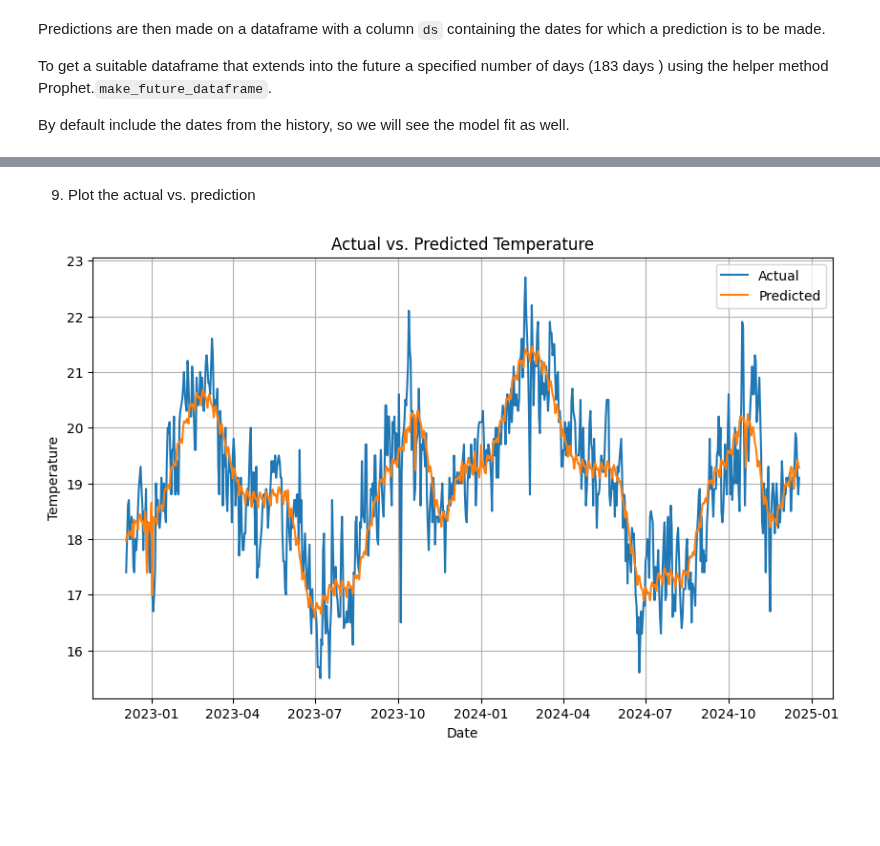
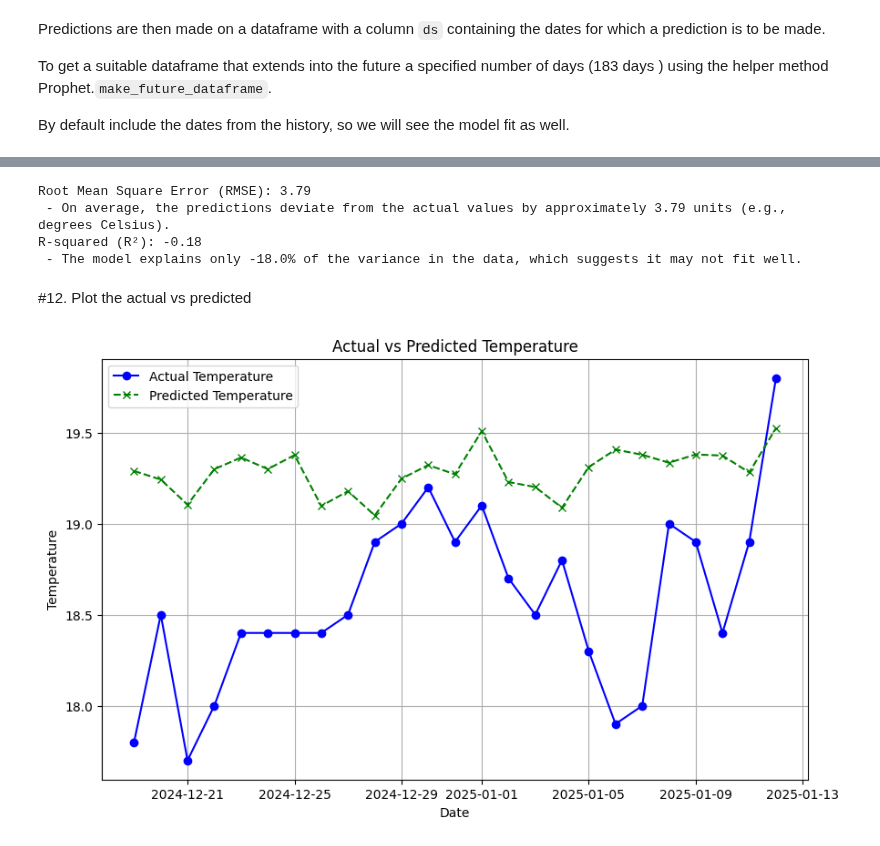
Before and after one commit to Josephnyingi/Clime, a Jupyter notebook: Clime.ipynb, the cells around one changed output, grey strips where cells are left out. Saved outputs shown, nothing was run; the diff lists cells and outputs as text; code cells hidden in the pictures; blank space fills up the shorter version.

```diff
--- a/Clime.ipynb
+++ b/Clime.ipynb
@@ -142,9 +138,5 @@ where `ds` is the datestamp and `y` is the numeric measurement we wish to foreca
 # %%
 # Rename the index 'DATE' to 'ds' and reset the index
 weather = weather.rename_axis('ds').reset_index()
-
-# First we forecast 'TEMPERATURE', rename it to 'y'
-weather = weather.rename(columns={'TEMPERATURE': 'y'})
-
 weather.head()
 # %% [output]
@@ -277,0 +260,10 @@ Compute metrics
+# %%
+# load the test data
+test_data = pd.read_csv('/content/Weather_Test.csv', index_col= "DATE")
+test_data.head()
+
+
+# Rename the index 'DATE' to 'ds' and reset the index
+
+test_data = test_data.rename_axis('ds').reset_index()
+test_data.tail()
@@ -277,0 +290,18 @@ Compute metrics
+# %%
+# Create a test temp from test data
+test_temp = test_data[['ds', 'temperature']].rename(columns={'temperature': 'y'})
+test_temp.head()
+
+# create temp_pred_filtered dataframe from temp forecast dates '2024-12-19' to ' 	2025-01-12'
+# to match with same dates as test data (Actual dates)
+# temp pred filtered is from prediction model is only a forecast.
+temp_pred_filtered = temp_forecast[['ds', 'yhat']][temp_forecast['ds'].between('2024-12-19', '2025-01-12')]
+temp_pred_filtered.tail()
+
+# Convert 'ds' column to datetime in both DataFrames if necessary
+test_temp['ds'] = pd.to_datetime(test_temp['ds'])
+temp_pred_filtered['ds'] = pd.to_datetime(temp_pred_filtered['ds'])
+
+# merge temperature test data and temp_pred_filtered
+temp_merged = pd.merge(test_temp, temp_pred_filtered, on='ds', how='inner')
+temp_merged.tail()
@@ -308,15 +368,42 @@ R-squared (R²): 0.75
+# %%
+# Calculate evaluation metrics for Rain
+from sklearn.metrics import mean_absolute_error, r2_score
+# RMSE
+rmse = np.sqrt(mean_squared_error(rain_merged['y'], rain_merged['yhat']))
+# R-squared
+r2 = r2_score(rain_merged['y'], rain_merged['yhat'])
+
+# Print metrics with value-specific explanations
+print(f"Root Mean Square Error (RMSE): {rmse:.2f}")
+print(f" - On average, the predictions deviate from the actual values by approximately {rmse:.2f} units (e.g., degrees Celsius).")
+
+print(f"R-squared (R²): {r2:.2f}")
+if r2 >= 0.9:
+    print(f" - The model explains {r2 * 100:.1f}% of the variance in the data, which indicates an excellent fit.")
+elif r2 >= 0.7:
+    print(f" - The model explains {r2 * 100:.1f}% of the variance in the data, which indicates a good fit.")
+elif r2 >= 0.5:
+    print(f" - The model explains {r2 * 100:.1f}% of the variance in the data, which indicates a moderate fit.")
+else:
+    print(f" - The model explains only {r2 * 100:.1f}% of the variance in the data, which suggests it may not fit well.")
+# %% [output]
+Root Mean Square Error (RMSE): 3.79
+ - On average, the predictions deviate from the actual values by approximately 3.79 units (e.g., degrees Celsius).
+R-squared (R²): -0.18
+ - The model explains only -18.0% of the variance in the data, which suggests it may not fit well.
 # %% [markdown]
-9. Plot the actual vs. prediction
+#12. Plot the actual vs predicted
 # %%
-# 8. Plot the actual vs. prediction
+# Plot actual vs predicted
+# Temperature
 plt.figure(figsize=(10, 6))
-plt.plot(merged_data['ds'], merged_data['y'], label='Actual')
-plt.plot(merged_data['ds'], merged_data['yhat'], label='Predicted')
+plt.plot(temp_merged['ds'], temp_merged['y'], label='Actual Temperature', color='blue', marker='o')
+plt.plot(temp_merged['ds'], temp_merged['yhat'], label='Predicted Temperature', color='green', linestyle='dashed', marker='x')
+plt.legend()
+plt.title('Actual vs Predicted Temperature')
 plt.xlabel('Date')
 plt.ylabel('Temperature')
-plt.title('Actual vs. Predicted Temperature')
-plt.legend()
-plt.grid(True)
+plt.grid()
 plt.show()
 # %% [output]
-[figure, old version]
+[figure, new version]
```
Also changed, not shown: parts of 53 cells of this notebook.
